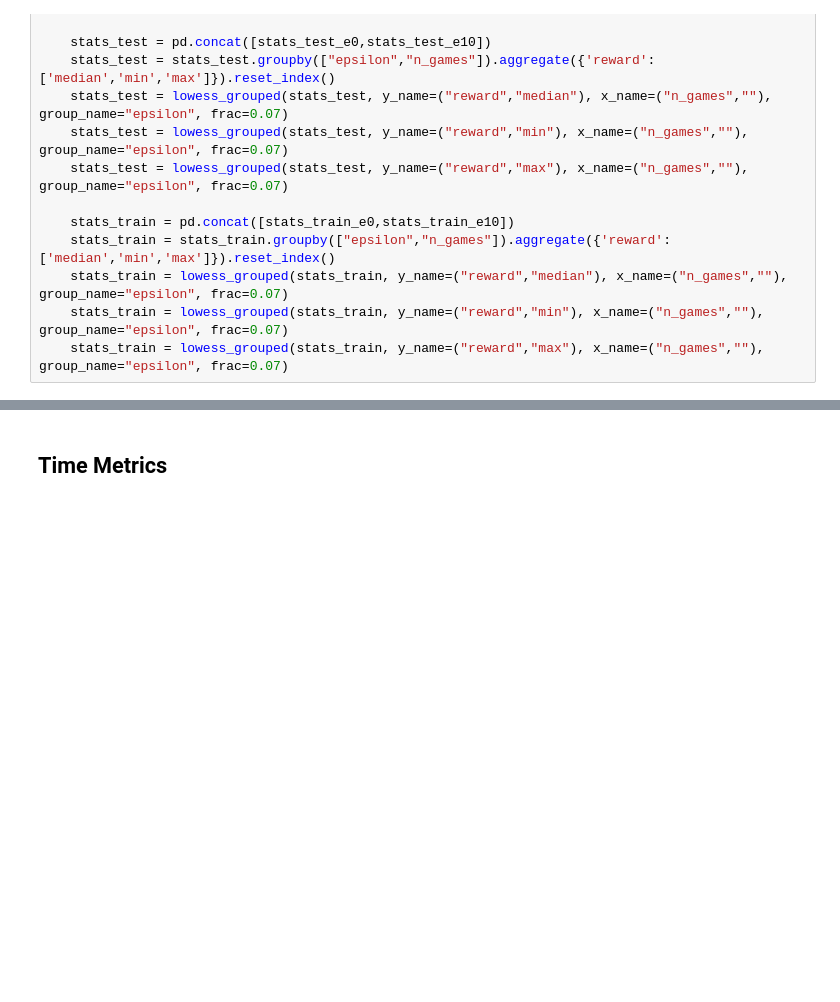
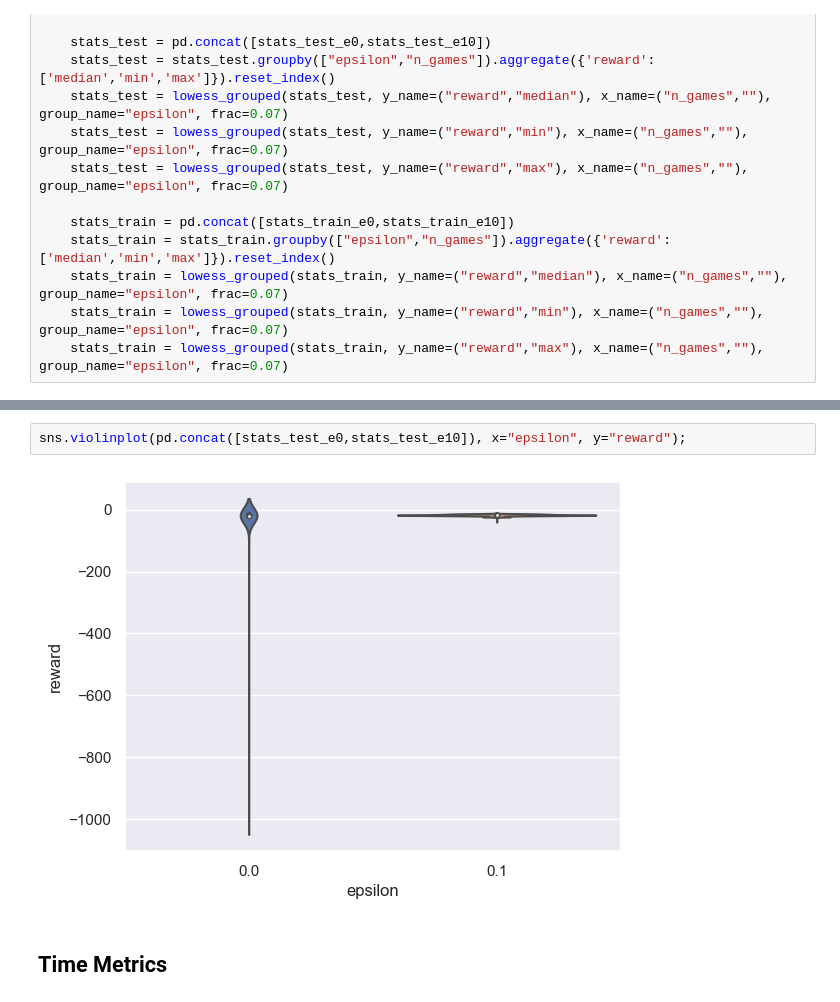
Before and after one commit to lukiwieser/racetrack, a Jupyter notebook: model_analysis.ipynb, the cells around one changed output, grey strips where cells are left out. Drawn from its saved outputs; the diff is of its cells as text; blank space fills up the shorter version.

```diff
--- a/model_analysis.ipynb
+++ b/model_analysis.ipynb
@@ -177,3 +187,7 @@ with warnings.catch_warnings():
+# %%
+sns.violinplot(pd.concat([stats_test_e0,stats_test_e10]), x="epsilon", y="reward");
+# %% [output]
+[figure, added]
 # %% [markdown]
 ## Time Metrics
 # %% [markdown]
```
Also changed, not shown: parts of 5 cells of this notebook.
